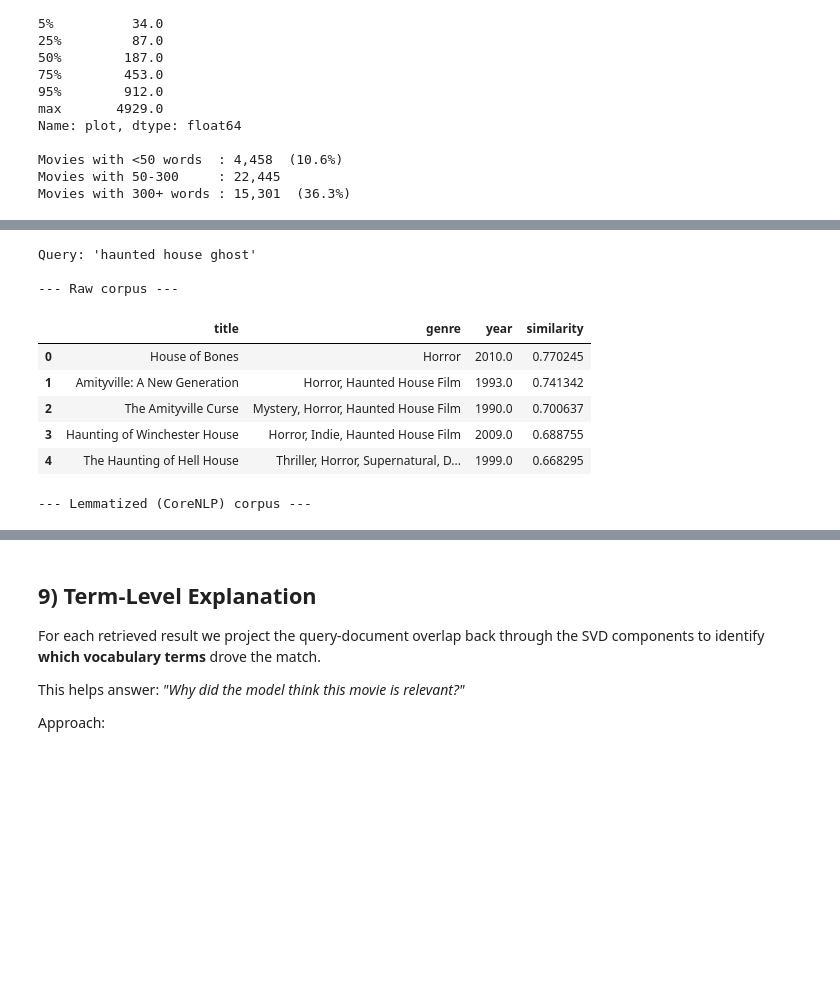
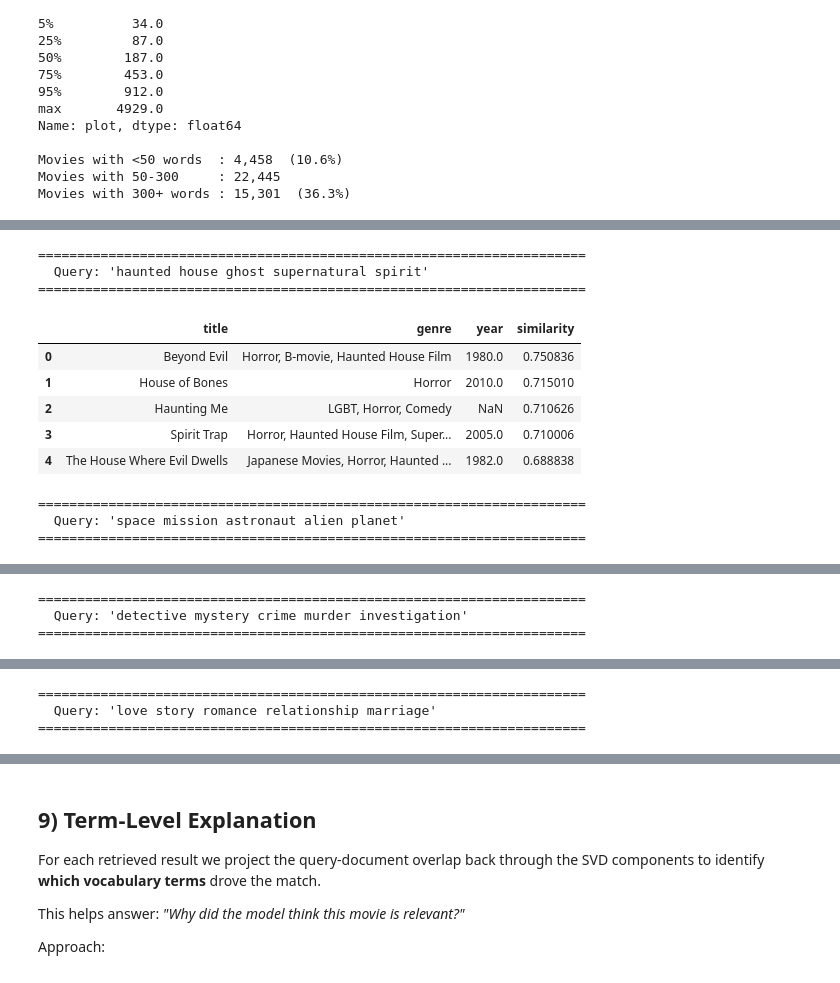
Before and after one commit to Parzival-IOI/svd_search_engine, a Jupyter notebook: notebooks/main_v2.ipynb, the cells around one changed output, grey strips where cells are left out. Drawn from its saved outputs; the diff is of its cells as text; code cells hidden in the pictures; blank space fills up the shorter version.

```diff
--- a/notebooks/main_v2.ipynb
+++ b/notebooks/main_v2.ipynb
@@ -44,10 +45,10 @@ from sklearn.preprocessing import Normalizer
 warnings.filterwarnings("ignore")
 sns.set_theme(style="whitegrid")
 
-DATA_DIR        = Path("data/MovieSummaries")
-CORENLP_DIR     = Path("data/corenlp_plot_summaries")
-CACHE_PATH      = Path("artifacts/corenlp_lemma_cache.joblib")
-ARTIFACT_V2_PATH = Path("artifacts/search_artifacts_v2.joblib")
+DATA_DIR        = Path("../data/external/MovieSummaries")
+CORENLP_DIR     = Path("../data/external/corenlp_plot_summaries")
+CACHE_PATH      = Path("../models/corenlp_lemma_cache.joblib")
+ARTIFACT_V2_PATH = Path("../models/search_artifacts_v2.joblib")
 
 print("Imports OK")
 print(f"MovieSummaries: {DATA_DIR}")
@@ -497,57 +975,72 @@ Below we define a unified `search()` function and run example queries on both co
 # %%
 def search(
     query: str,
-    tfidf_model: TfidfVectorizer,
-    lsa_model,
-    X_lsa_matrix: np.ndarray,
-    movies_df: pd.DataFrame,
     top_k: int = 10,
     genre_filter: str | None = None,
     year_min: int | None = None,
     year_max: int | None = None,
 ) -> pd.DataFrame:
+    """Search movies using the CoreNLP lemmatized LSA model.
+
+    Steps:
+      1. TF-IDF vectorize the query
+      2. Project into LSA space (already L2-normalized by the pipeline)
+      3. Compute cosine similarity against all 42k movie vectors
+      4. Filter by genre / year, rank, return top-k
+    """
     if not query.strip():
         return pd.DataFrame()
 
-    q_vec  = tfidf_model.transform([query])
-    q_lsa  = lsa_model.transform(q_vec)
-    scores = cosine_similarity(q_lsa, X_lsa_matrix)[0]
+    q_tfidf = tfidf.transform([query])
+    q_lsa   = lsa.transform(q_tfidf)
+    scores  = cosine_similarity(q_lsa, X_lsa)[0]
 
-    results = movies_df.copy()
+    results              = df.copy()
     results["similarity"] = scores
 
     if genre_filter and genre_filter != "All":
         results = results[results["genre"].apply(
             lambda gs: genre_filter in gs if isinstance(gs, list) else genre_filter in str(gs)
         )]
     if year_min is not None:
         results = results[results["year"].fillna(-np.inf) >= year_min]
     if year_max is not None:
         results = results[results["year"].fillna(np.inf) <= year_max]
 
     ranked = results.sort_values("similarity", ascending=False).head(top_k).copy()
     ranked["genre"] = ranked["genre"].apply(
-        lambda g: ", ".join(g) if isinstance(g, list) else str(g)
+        lambda g: ", ".join(g[:3]) if isinstance(g, list) else str(g)
     )
     return ranked[["title", "genre", "year", "similarity"]].reset_index(drop=True)
 
 
-# Quick test
-q_test = "haunted house ghost"
-print(f"Query: '{q_test}'")
-print("\n--- Raw corpus ---")
-display(search(q_test, tfidf_raw, lsa_raw, X_lsa_raw, df, top_k=5))
-print("\n--- Lemmatized (CoreNLP) corpus ---")
-display(search(q_test, tfidf_lemma, lsa_lemma, X_lsa_lemma, df, top_k=5))
+# ── Example Searches ──────────────────────────────────────────────────────────
+example_queries = [
+    "haunted house ghost supernatural spirit",
+    "space mission astronaut alien planet",
+    "detective mystery crime murder investigation",
+    "love story romance relationship marriage",
+    "war battlefield soldier survival enemy",
+    "heist robbery gang money bank",
+]
+
+for q in example_queries:
+    result = search(q, top_k=5)
+    print(f"\n{'='*70}")
+    print(f"  Query: '{q}'")
+    print(f"{'='*70}")
+    display(result)
 # %% [output]
-Query: 'haunted house ghost'
-
---- Raw corpus ---
+======================================================================
+  Query: 'haunted house ghost supernatural spirit'
+======================================================================
 |  | title | genre | year | similarity |
-| 0 | House of Bones | Horror | 2010.0 | 0.770245 |
-| 1 | Amityville: A New Generation | Horror, Haunted House Film | 1993.0 | 0.741342 |
-| 2 | The Amityville Curse | Mystery, Horror, Haunted House Film | 1990.0 | 0.700637 |
-| 3 | Haunting of Winchester House | Horror, Indie, Haunted House Film | 2009.0 | 0.688755 |
-| 4 | The Haunting of Hell House | Thriller, Horror, Supernatural, D... | 1999.0 | 0.668295 |
+| 0 | Beyond Evil | Horror, B-movie, Haunted House Film | 1980.0 | 0.750836 |
+| 1 | House of Bones | Horror | 2010.0 | 0.715010 |
+| 2 | Haunting Me | LGBT, Horror, Comedy | NaN | 0.710626 |
+| 3 | Spirit Trap | Horror, Haunted House Film, Super... | 2005.0 | 0.710006 |
+| 4 | The House Where Evil Dwells | Japanese Movies, Horror, Haunted ... | 1982.0 | 0.688838 |
---- Lemmatized (CoreNLP) corpus ---
+======================================================================
+  Query: 'space mission astronaut alien planet'
+======================================================================
 |  | title | genre | year | similarity |
@@ -558,0 +1052,3 @@ Query: 'haunted house ghost'
+======================================================================
+  Query: 'detective mystery crime murder investigation'
+======================================================================
@@ -558,0 +1061,3 @@ Query: 'haunted house ghost'
+======================================================================
+  Query: 'love story romance relationship marriage'
+======================================================================
```
Also changed, not shown: parts of 24 cells of this notebook, 1 other file.
